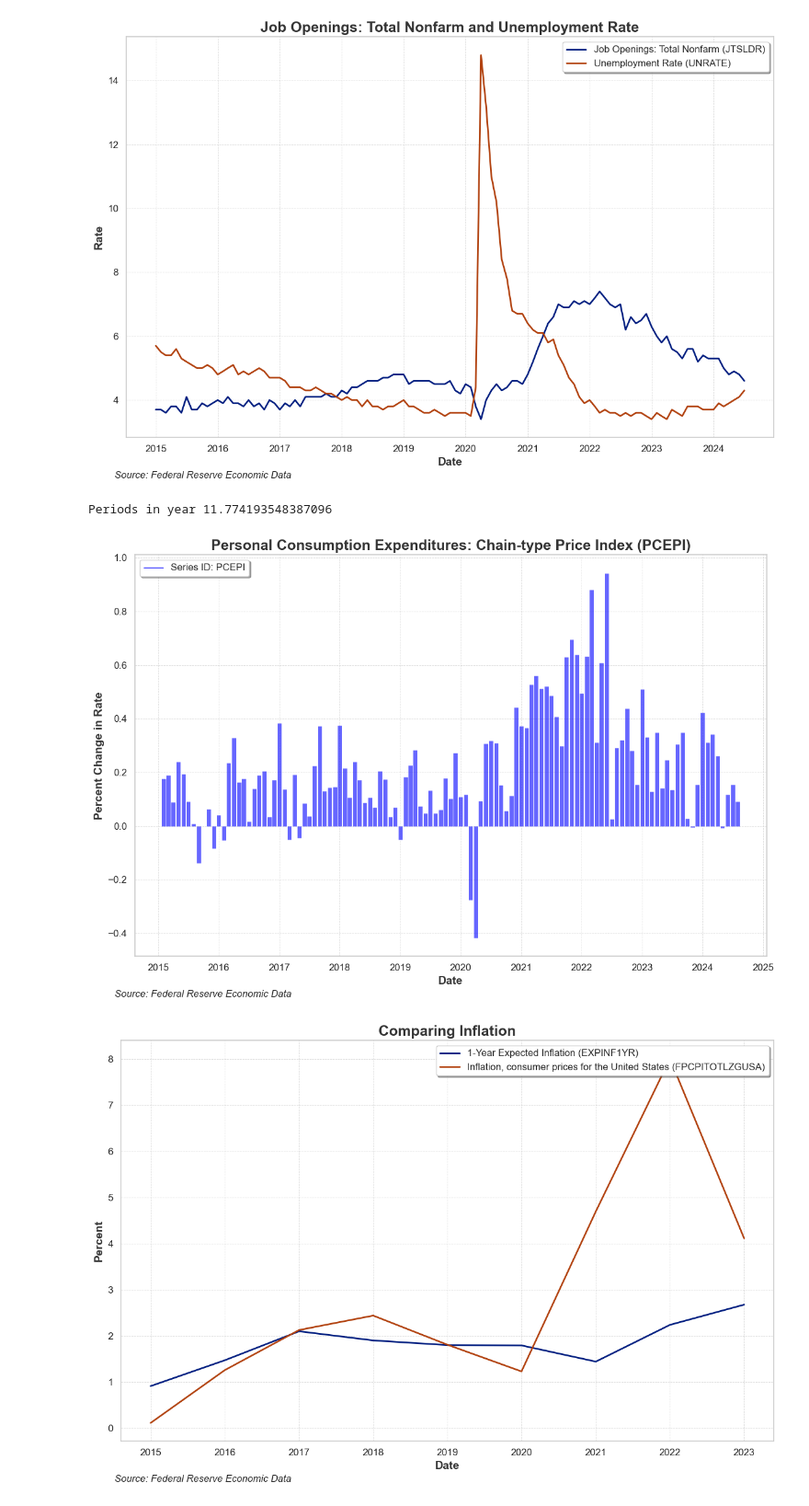
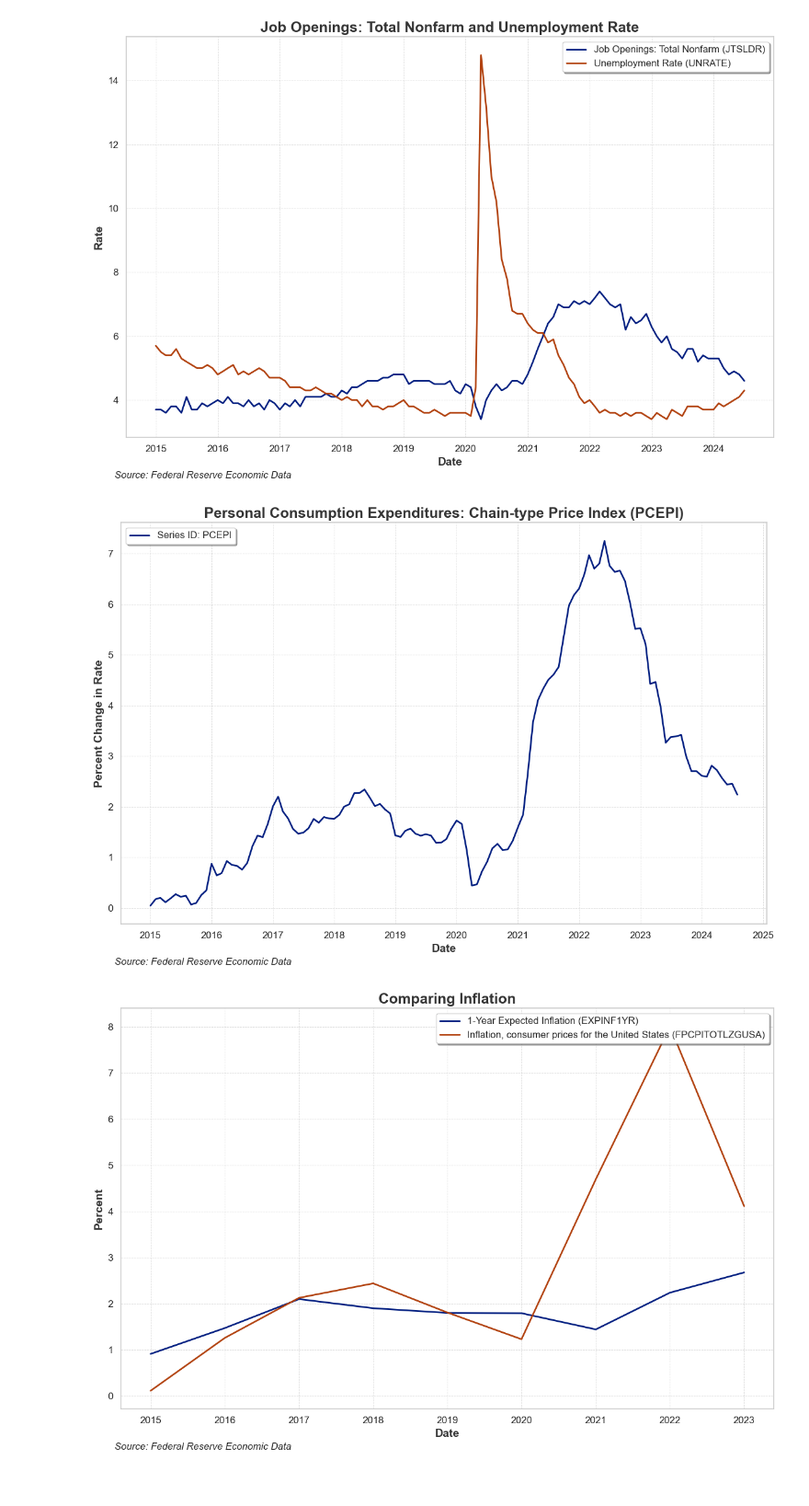
Before and after one commit to AkeBoss-tech/FEDChallenge, a Jupyter notebook: main.ipynb, the cells around one changed output. Shown at 92% size. Cells and saved outputs as stored; diff of their text form; code cells hidden in the pictures.

```diff
--- a/main.ipynb
+++ b/main.ipynb
@@ -537,28 +640,26 @@ plot_series(series_ids,
 # %%
 # PCE for All Urban Consumers
 
 # Define the series IDs you want to plot
 series_ids = {
     'PCEPI': 'FRED',
 }
 
 legend = [
     "Series ID: PCEPI",
 ]
 
 
-plot_series_with_vlines(series_ids,
+plot_series(series_ids,
                  title="Personal Consumption Expenditures: Chain-type Price Index (PCEPI)",
                  legend_text_generator=legend,
                  y_label='Percent Change in Rate',
-                 from_date='2015-01-01',
-                 change_in=True,
-                 percent_change=True,
-                 line_width=5,
+                 from_date='2014-01-01',
+                 periods_in_year=12,
+                 year_over_year=True,
                  legend_loc='upper left')
 # %% [output]
-Periods in year 11.774193548387096
-[figure, old version]
+[figure, new version]
 # %%
 # Job Openings: Total Nonfarm and Unemployment Rate
 series_ids = {'EXPINF1YR': 'FRED', 'FPCPITOTLZGUSA': 'FRED'}
```
Also changed, not shown: parts of 4 cells of this notebook, 1 other file.
